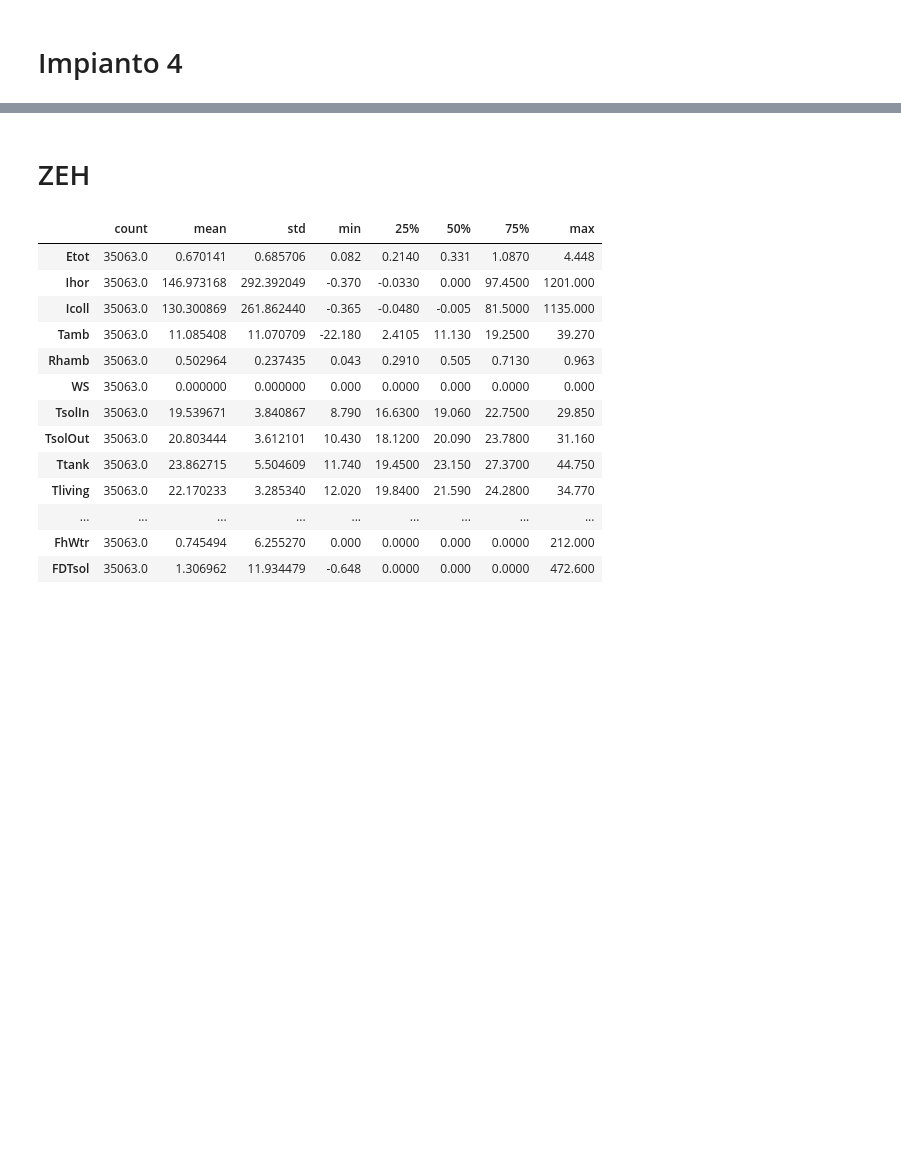
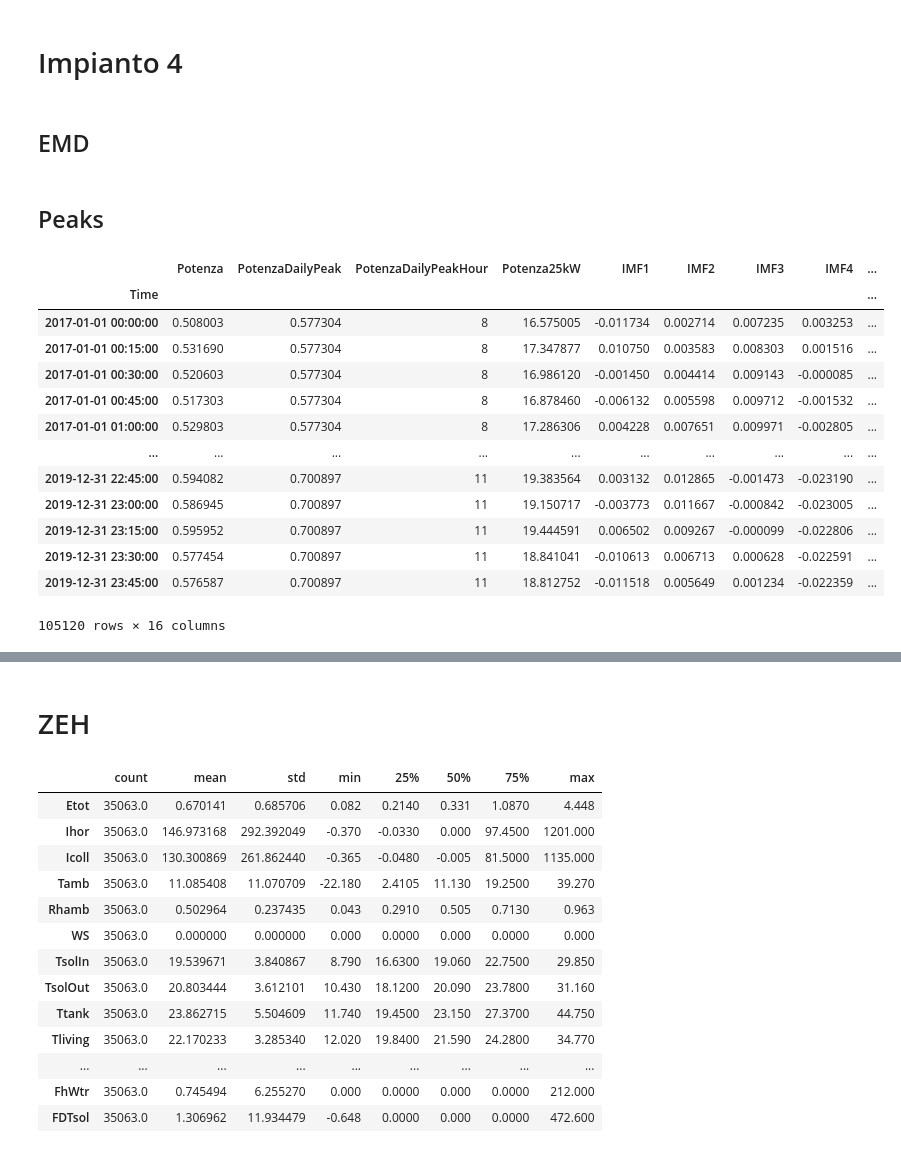
Before and after one commit to woodjmichael/PROPHET-Load_LSTM-mjw, a Jupyter notebook: Calc Peaks.ipynb, the cells around one changed output, grey strips where cells are left out. Saved outputs shown, nothing was run; the diff lists cells and outputs as text; code cells hidden in the pictures; blank space fills up the shorter version.

```diff
--- a/Calc Peaks.ipynb
+++ b/Calc Peaks.ipynb
@@ -3,2 +12,4 @@ import pandas as pd
 # %% [markdown]
 # Impianto 4
+# %% [markdown]
+## EMD
@@ -4,0 +23,27 @@ import pandas as pd
+# %% [markdown]
+## Peaks
+# %%
+df = pd.read_csv('data\input\Impianto_4_clean_emd.csv',
+                 index_col=0,
+                 parse_dates=True,
+                 comment='#')
+df.insert(1,'PotenzaDailyPeak',df.Potenza.resample('1d').max())
+df.insert(2,'PotenzaDailyPeakHour',df.Potenza.resample('1d').apply(lambda x: x.idxmax().hour))
+df = df.ffill()
+df['PotenzaDailyPeakHour'] = df.PotenzaDailyPeakHour.astype(int)
+df #.to_csv('data/input/Impianto_4_clean_emd_peaks.csv')
+# %% [output]
+|  | Potenza | PotenzaDailyPeak | PotenzaDailyPeakHour | Potenza25kW | IMF1 | IMF2 | IMF3 | IMF4 | ... |
+| Time |  |  |  |  |  |  |  |  | ... |
+| 2017-01-01 00:00:00 | 0.508003 | 0.577304 | 8 | 16.575005 | -0.011734 | 0.002714 | 0.007235 | 0.003253 | ... |
+| 2017-01-01 00:15:00 | 0.531690 | 0.577304 | 8 | 17.347877 | 0.010750 | 0.003583 | 0.008303 | 0.001516 | ... |
+| 2017-01-01 00:30:00 | 0.520603 | 0.577304 | 8 | 16.986120 | -0.001450 | 0.004414 | 0.009143 | -0.000085 | ... |
+| 2017-01-01 00:45:00 | 0.517303 | 0.577304 | 8 | 16.878460 | -0.006132 | 0.005598 | 0.009712 | -0.001532 | ... |
+| 2017-01-01 01:00:00 | 0.529803 | 0.577304 | 8 | 17.286306 | 0.004228 | 0.007651 | 0.009971 | -0.002805 | ... |
+| ... | ... | ... | ... | ... | ... | ... | ... | ... | ... |
+| 2019-12-31 22:45:00 | 0.594082 | 0.700897 | 11 | 19.383564 | 0.003132 | 0.012865 | -0.001473 | -0.023190 | ... |
+| 2019-12-31 23:00:00 | 0.586945 | 0.700897 | 11 | 19.150717 | -0.003773 | 0.011667 | -0.000842 | -0.023005 | ... |
+| 2019-12-31 23:15:00 | 0.595952 | 0.700897 | 11 | 19.444591 | 0.006502 | 0.009267 | -0.000099 | -0.022806 | ... |
+| 2019-12-31 23:30:00 | 0.577454 | 0.700897 | 11 | 18.841041 | -0.010613 | 0.006713 | 0.000628 | -0.022591 | ... |
+| 2019-12-31 23:45:00 | 0.576587 | 0.700897 | 11 | 18.812752 | -0.011518 | 0.005649 | 0.001234 | -0.022359 | ... |
+105120 rows × 16 columns
```
Also changed, not shown: parts of 9 cells of this notebook, 34 other files.
